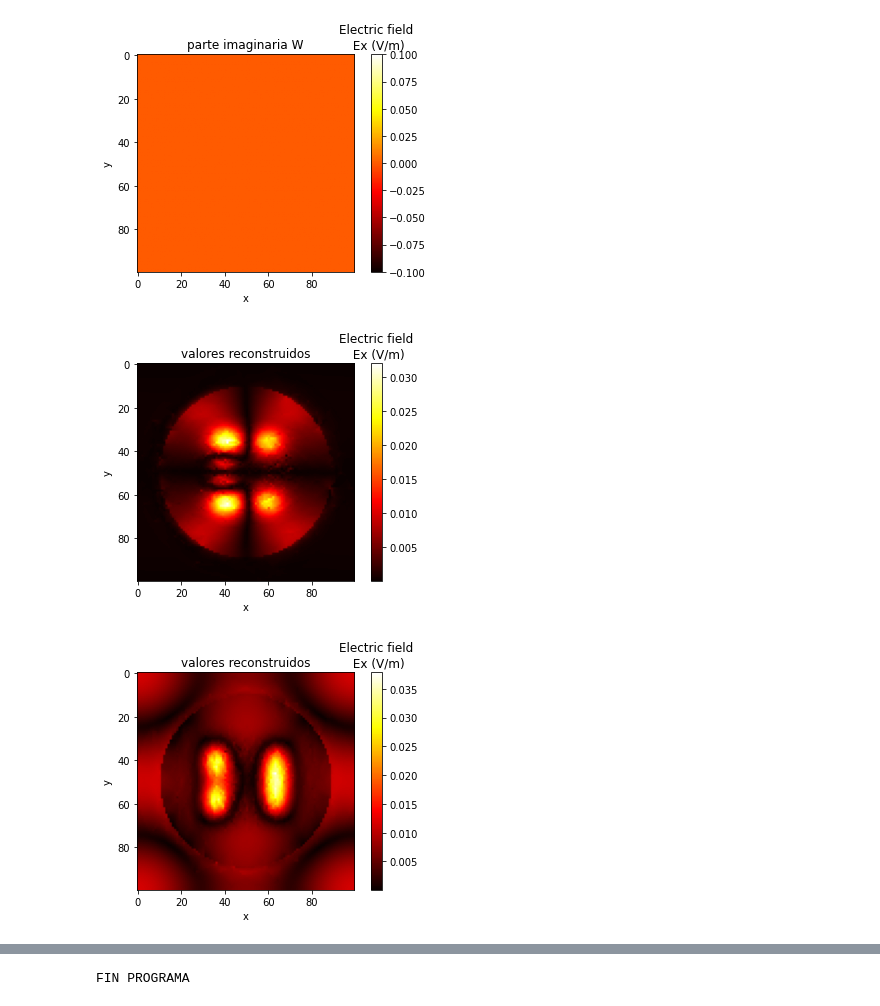
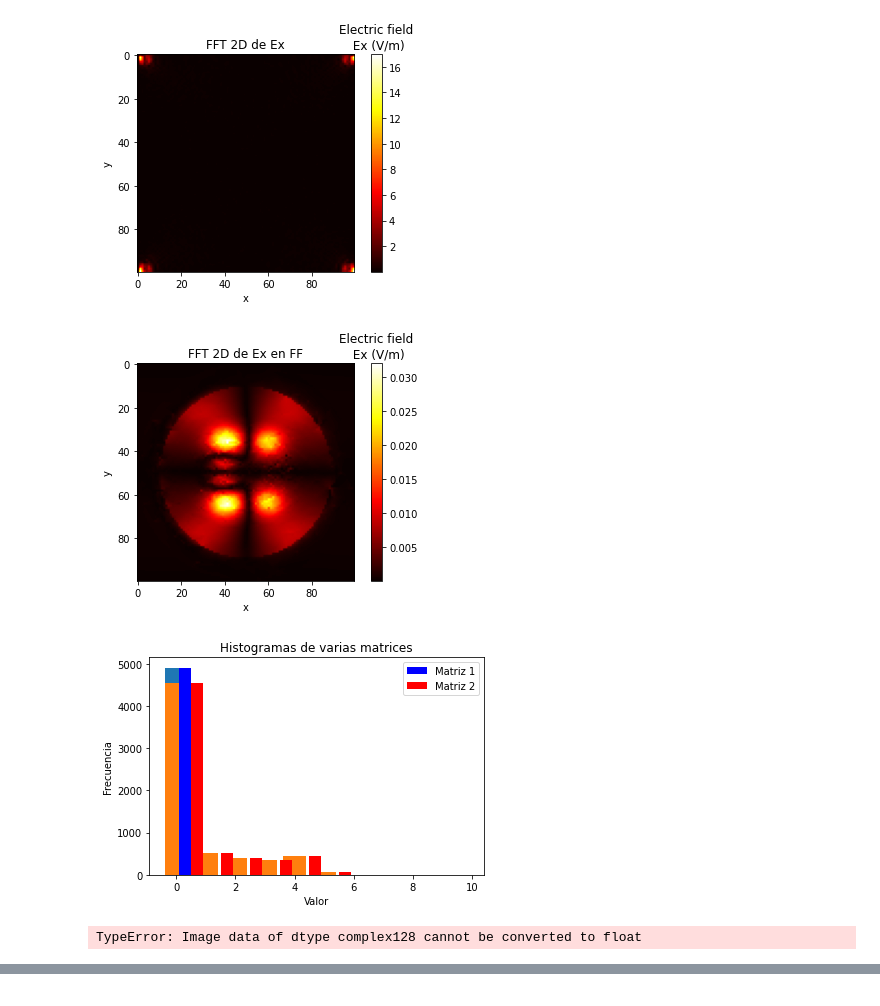
Before and after one commit to AitorIngelmoMartin/TFG-AitorIngelmo, a Jupyter notebook: Codigos/NF to NF/codigo JL/pruebaNB_conFunciones.ipynb, the cells around one changed output, grey strips where cells are left out. Drawn from its saved outputs; the diff is of its cells as text; code cells hidden in the pictures.

Commit message:
Agregado histograma al cálculo del NF

```diff
--- a/Codigos/NF to NF/codigo JL/pruebaNB_conFunciones.ipynb
+++ b/Codigos/NF to NF/codigo JL/pruebaNB_conFunciones.ipynb
@@ -187,15 +187,29 @@ def nearfieldPoint0toPoint1(fields,cut):
         EhatxReconstruido = np.fft.ifft2(EhatEnZ1)
         representarValores(3,f'FFT 2D de {fields_to_transform[i]} en FF',np.abs(EhatxReconstruido).transpose())
 
-        """
         comparison = quantitativeComparison(fields['zValueZeroedplane'][fields_to_transform[i]][1],EhatxReconstruido)
-        plt.plot(comparison)
-        plt.show()
+        representarValores(4,f'Comparación cuantitativa NFtoNF {fields_to_transform[i]}',comparison)
         fields['quantitative_comparison'].update({f"{fields_to_transform[i]}_comparison":comparison})
-        """
+
+def mapaDeAlturas(valor_a_representar,valor_comparativo):
+
+    # Crear la figura y el objeto de los ejes 3D
+    fig = plt.figure()
+    ax = fig.add_subplot(111, projection='3d')
+    X, Y = np.meshgrid(valor_a_representar, valor_comparativo)
+    Z = np.log(np.abs(X - Y) / np.where(Y != 0, Y, 1e-10))
+    # Graficar la superficie 3D
+    ax.plot_surface(X, Y, Z, cmap='viridis')
+
+    # Configurar los ejes
+    ax.set_xlabel('X')
+    ax.set_ylabel('Y')
+    ax.set_zlabel('Z')
+
+    # Mostrar el gráfico
+    plt.show()
 
 def representarValores(plot_number, title, values_to_plot,leyenda = 'Electric field\n Ex (V/m)',mapaDeColores = 'hot'):
-
     plt.figure(plot_number)
     im = plt.imshow(values_to_plot,cmap=mapaDeColores,aspect='equal',extent=None)
     plt.xlabel('x')
@@ -206,15 +220,40 @@ def representarValores(plot_number, title, values_to_plot,leyenda = 'Electric fi
     plt.draw()
     plt.pause(pauseinterval)
 
-def quantitativeComparison(comsol_simulated_value,value_calculated_value):
+def quantitativeComparison(comsol_simulated_value,value_calculated):
+    comsol_simulated_value = np.where(np.abs(comsol_simulated_value) > 0, comsol_simulated_value, 0.0000001)
+    comparison = np.abs(comsol_simulated_value - value_calculated) / np.abs(comsol_simulated_value)
 
-
-    comsol_simulated_value = np.where(np.abs(comsol_simulated_value) > 0, comsol_simulated_value, 0.0000001)
-    comparison = np.abs(comsol_simulated_value - value_calculated_value) / np.abs(comsol_simulated_value)
-
-    comparison_without_zeros = np.copy(comparison[np.nonzero(comparison)])
+    drawHistogram(values=[value_calculated,comsol_simulated_value])
+    mapaDeAlturas(value_calculated,comsol_simulated_value)
     return comparison
 
+def drawHistogram(values):
+    if type(values) == list:
+        value_array = []
+        colores = ['blue','red']
+        for i in range(len(values)):
+            histogram = np.histogram(values[i], bins=np.arange(11))
+            plt.bar(histogram[1][:-1], histogram[0])
+            if i == 0:
+                histogram, bins = np.histogram(values[i].flatten(), bins=np.arange(11))
+            else:
+                histogram, _ = np.histogram(values[i].flatten(), bins=bins)
+            value_array.append(values[i].flatten())
+
+        plt.hist(value_array, bins=bins, color=colores, label=['Matriz 1', 'Matriz 2', 'Matriz 3'])
+        plt.xlabel('Valor')
+        plt.ylabel('Frecuencia')
+        plt.title('Histogramas de varias matrices')
+        plt.legend()
+        plt.show()
+    else:
+        histogram = np.histogram(values, bins=np.arange(11))
+        plt.bar(histogram[1][:-1], histogram[0])
+        plt.xlabel('Valor')
+        plt.ylabel('Frecuencia')
+        plt.title('Histograma de la matriz')
+        plt.show()
 if __name__ == '__main__':
     plt.close('all')
     #try:
@@ -235,10 +274,6 @@ if __name__ == '__main__':
     plotZvalueCut(1,fields['zValueMaskedplane'],plotinfo,'Ex',0,func=np.abs,cmap='hot')
     plotZvalueCut(2,fields['zValueMaskedplane'],plotinfo,'Ex',1,func=np.abs,cmap='hot')
 
-    #fields.pop('lines')
-    #print(fields)
-
-    #fields.zeroedvalueCut(['Ex','Ey','Ez','normE'])
     nearfieldPoint0toPoint1(fields,cut = 0)
     print("FIN PROGRAMA")
     #
@@ -253,3 +288,4 @@ if __name__ == '__main__':
-[figure, old version]
+[figure, new version]
-[figure, old version]
+[figure, new version]
-[figure, old version]
+[figure, new version]
+TypeError: Image data of dtype complex128 cannot be converted to float
@@ -257 +292,0 @@ if __name__ == '__main__':
-FIN PROGRAMA
```
Also changed, not shown: parts of 1 cell of this notebook, 6 other files.
